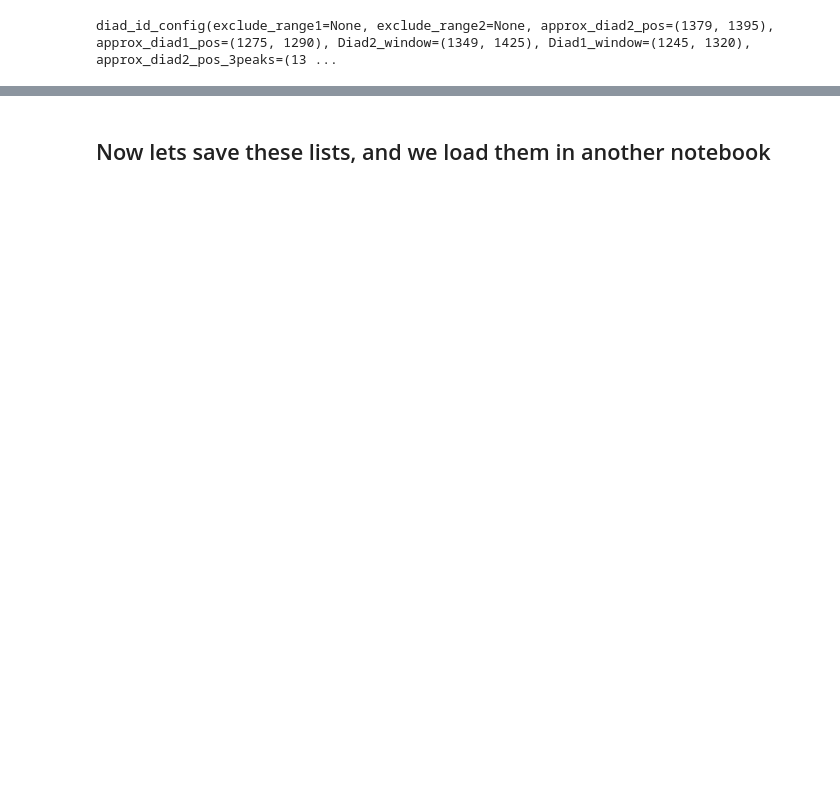
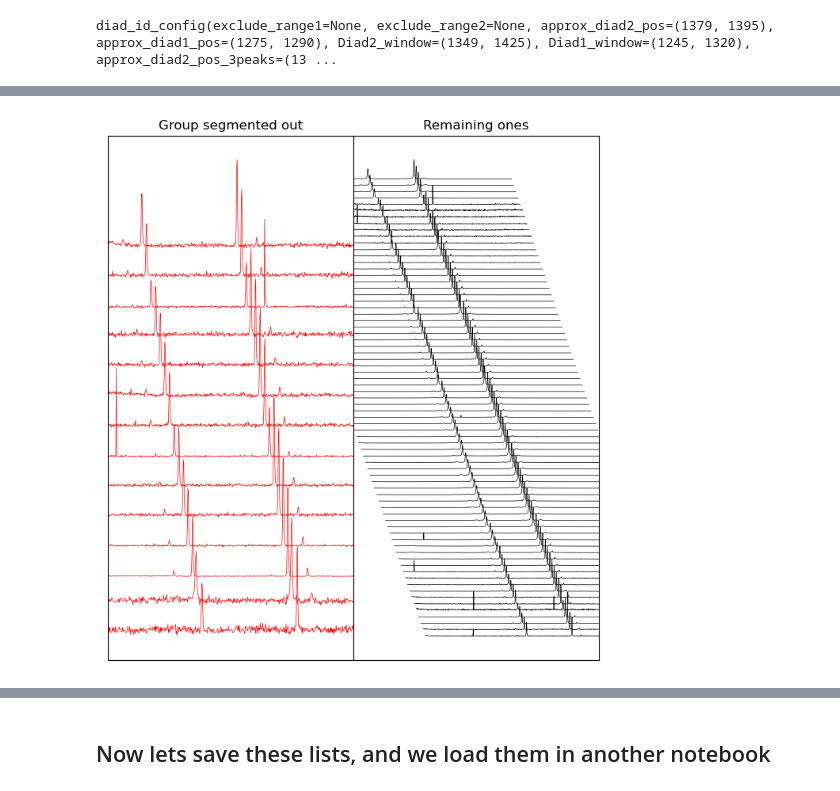
Before and after one commit to PennyWieser/DiadFit, a Jupyter notebook: docs/Examples/Diad_Fitting_Nov22nd2022/Dec_Filtering_Numerical.ipynb, the cells around one changed output, grey strips where cells are left out. Cells and saved outputs as stored; diff of their text form; code cells hidden in the pictures; blank space fills up the shorter version.

```diff
--- a/docs/Examples/Diad_Fitting_Nov22nd2022/Dec_Filtering_Numerical.ipynb
+++ b/docs/Examples/Diad_Fitting_Nov22nd2022/Dec_Filtering_Numerical.ipynb
@@ -293,0 +101,9 @@ ax1.set_xlim([1230, 1450])
+# %%
+filter_bool=(fit_params['Diad1_pos']<1287)&(~(fit_params['HB2_prom']>0))
+
+fit_params_Weak, fit_params_NotWeak, data_y_Weak, data_y_NotWeak=pf.identify_diad_group(fit_params=fit_params_filt,
+                        data_y=data_y_filt,
+                        x_cord=Diad[:, 0],
+                        filter_bool=filter_bool)
+# %% [output]
+[figure, added]
```
Also changed, not shown: parts of 30 cells of this notebook, 7 other files.
